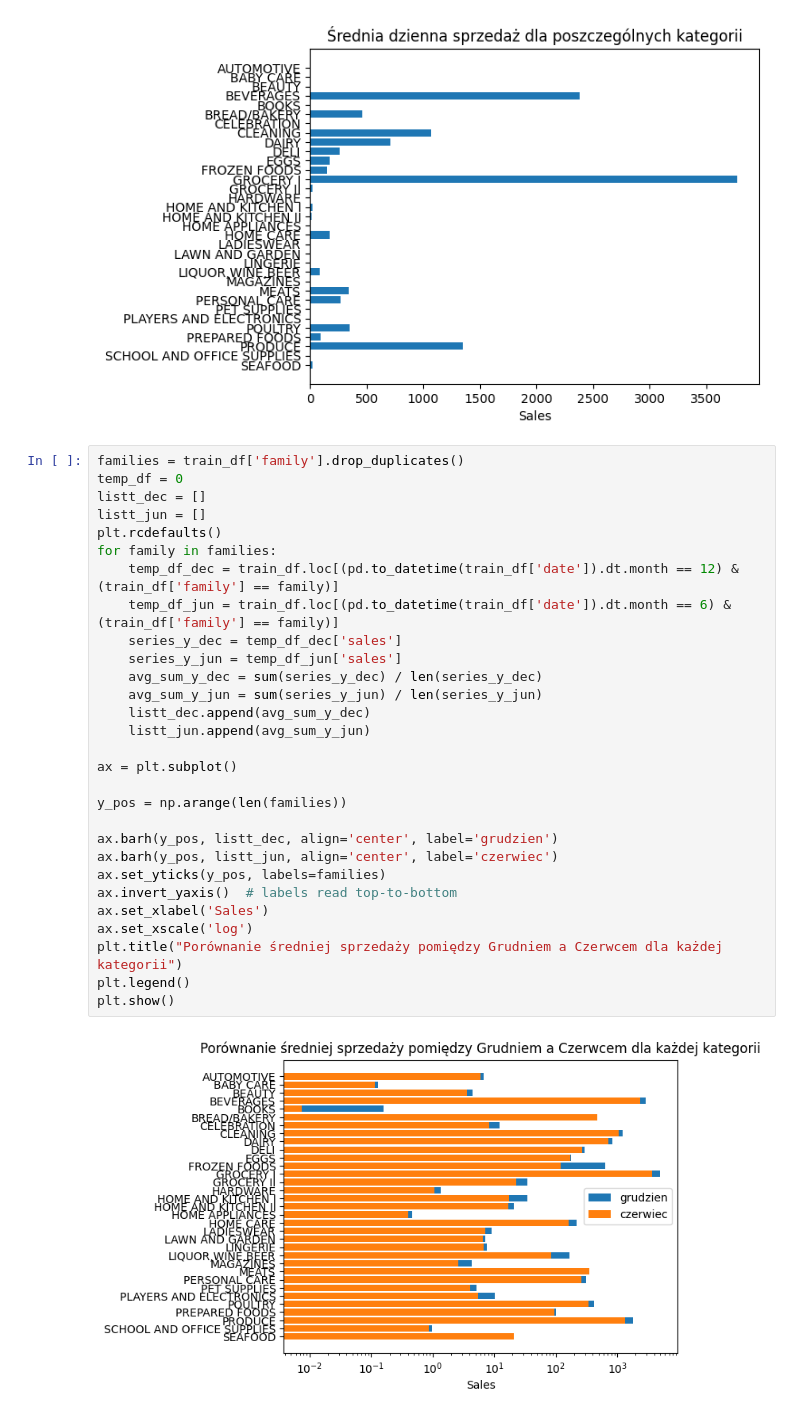
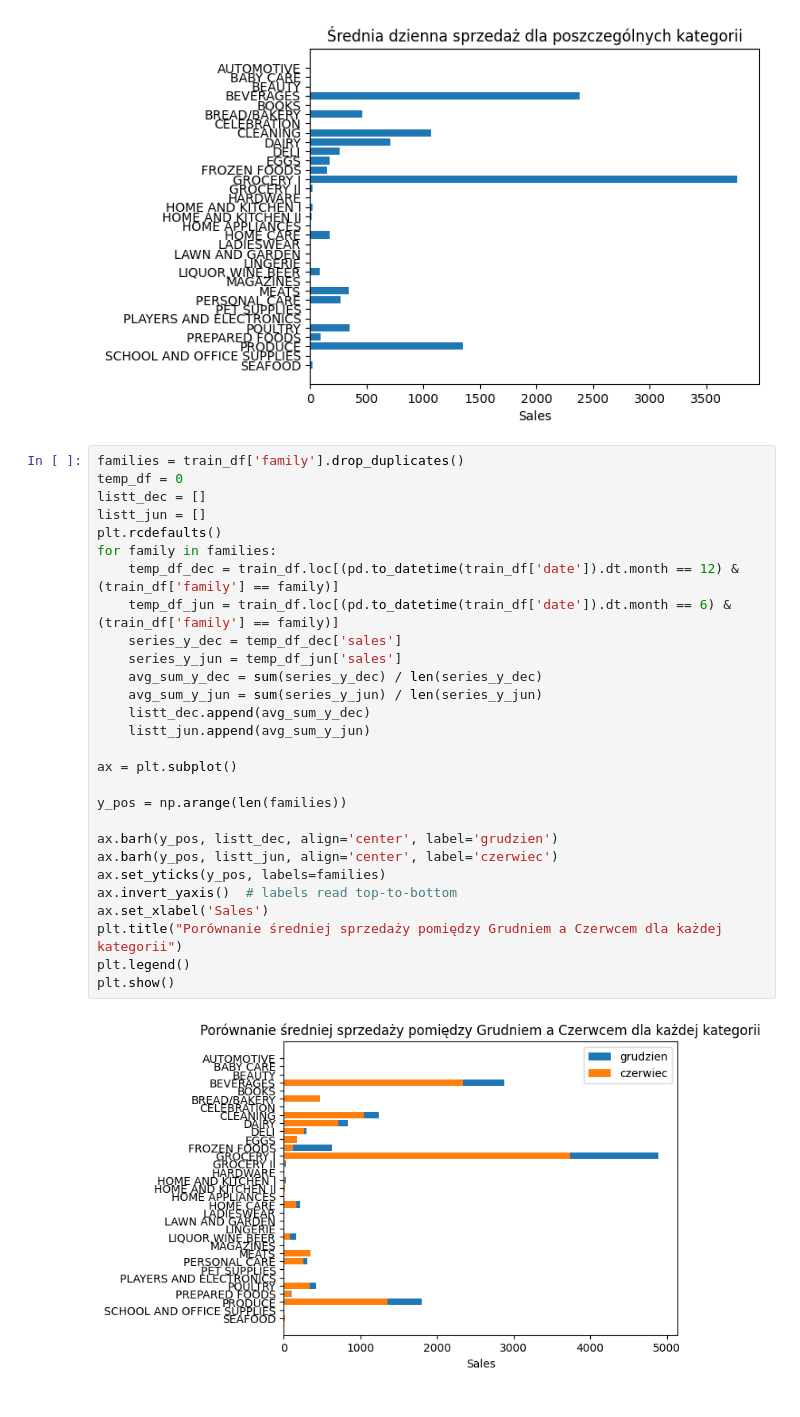
Before and after one commit to Krupenz/store-sales-forecasting, a Jupyter notebook: data_exploration.ipynb, the cells around one changed output. Cells and saved outputs as stored; diff of their text form.

```diff
--- a/store_sales.ipynb
+++ b/data_exploration.ipynb
@@ -114,31 +114,30 @@ plt.show()
 # %%
 families = train_df['family'].drop_duplicates()
 temp_df = 0
 listt_dec = []
 listt_jun = []
 plt.rcdefaults()
 for family in families:
     temp_df_dec = train_df.loc[(pd.to_datetime(train_df['date']).dt.month == 12) & (train_df['family'] == family)]
     temp_df_jun = train_df.loc[(pd.to_datetime(train_df['date']).dt.month == 6) & (train_df['family'] == family)]
     series_y_dec = temp_df_dec['sales']
     series_y_jun = temp_df_jun['sales']
     avg_sum_y_dec = sum(series_y_dec) / len(series_y_dec)
     avg_sum_y_jun = sum(series_y_jun) / len(series_y_jun)
     listt_dec.append(avg_sum_y_dec)
     listt_jun.append(avg_sum_y_jun)
 
 ax = plt.subplot()
 
 y_pos = np.arange(len(families))
 
 ax.barh(y_pos, listt_dec, align='center', label='grudzien')
 ax.barh(y_pos, listt_jun, align='center', label='czerwiec')
 ax.set_yticks(y_pos, labels=families)
 ax.invert_yaxis()  # labels read top-to-bottom
 ax.set_xlabel('Sales')
-ax.set_xscale('log')
 plt.title("Porównanie średniej sprzedaży pomiędzy Grudniem a Czerwcem dla każdej kategorii")
 plt.legend()
 plt.show()
 # %% [output]
-[figure, old version]
+[figure, new version]
```
Also changed, not shown: parts of 1 cell of this notebook, 5 other files.
